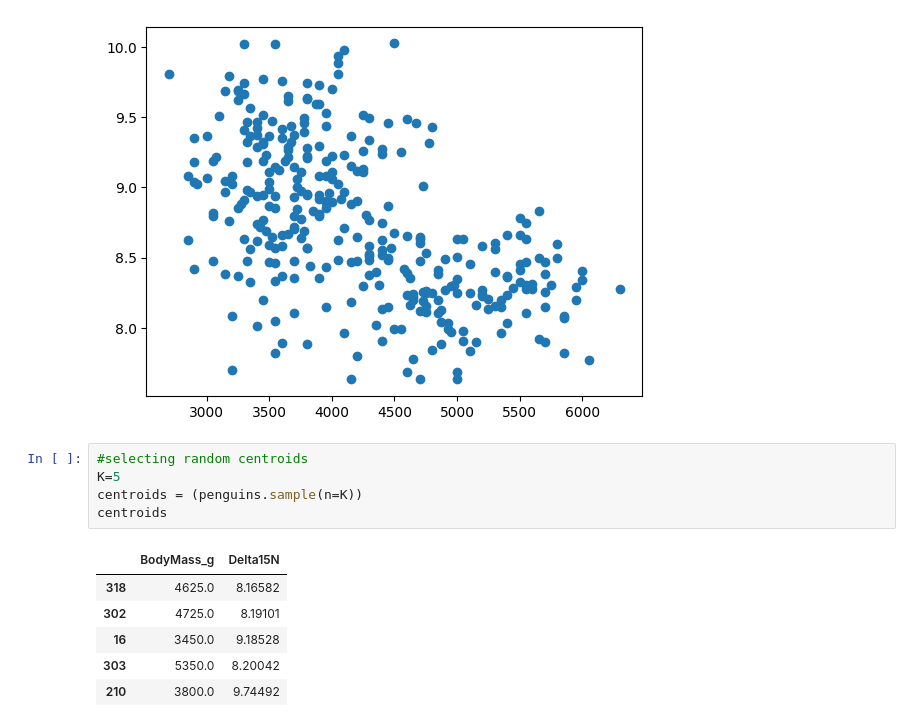
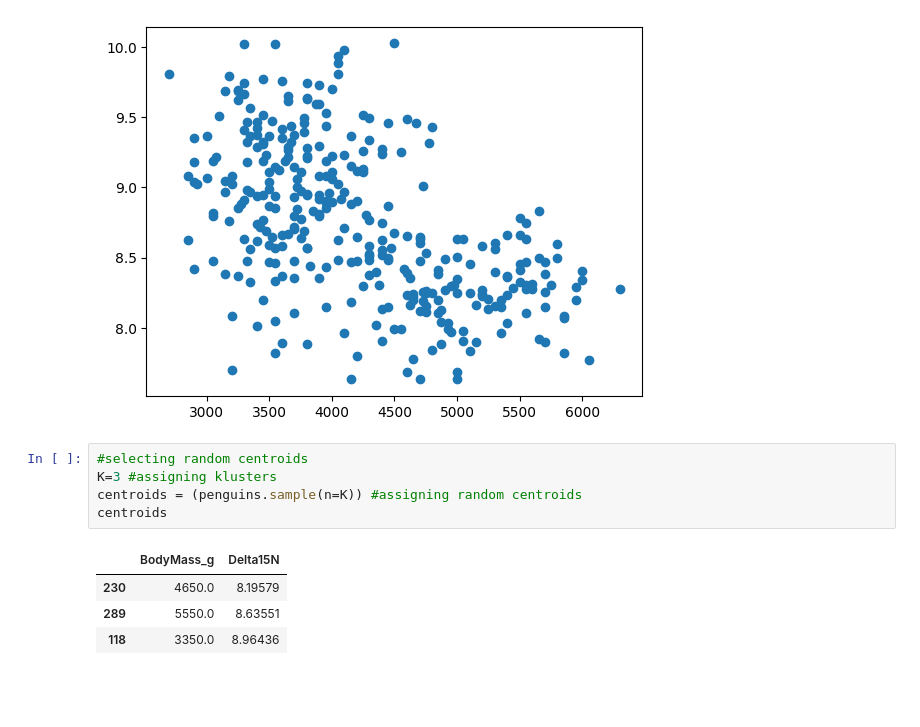
Before and after one commit to emkobg/K-mean-clusters, a Jupyter notebook: KMean_Clustering_solved.ipynb, the cells around one changed output. Saved outputs shown, nothing was run; the diff lists cells and outputs as text; blank space fills up the shorter version.

```diff
--- a/KMean_Clustering_solved.ipynb
+++ b/KMean_Clustering_solved.ipynb
@@ -40,16 +49,14 @@ plt.scatter(penguins["BodyMass_g"],penguins["Delta15N"])
 [figure]
 # %%
 #selecting random centroids
-K=5
-centroids = (penguins.sample(n=K))
+K=3 #assigning klusters
+centroids = (penguins.sample(n=K)) #assigning random centroids
 centroids
 # %% [output]
 |  | BodyMass_g | Delta15N |
-| 318 | 4625.0 | 8.16582 |
-| 302 | 4725.0 | 8.19101 |
-| 16 | 3450.0 | 9.18528 |
-| 303 | 5350.0 | 8.20042 |
-| 210 | 3800.0 | 9.74492 |
+| 230 | 4650.0 | 8.19579 |
+| 289 | 5550.0 | 8.63551 |
+| 118 | 3350.0 | 8.96436 |
 # %%
 #scatterplot with the centroids
 plt.scatter(penguins["BodyMass_g"],penguins["Delta15N"],c='blue')
```
Also changed, not shown: parts of 15 cells of this notebook, 6 other files.
